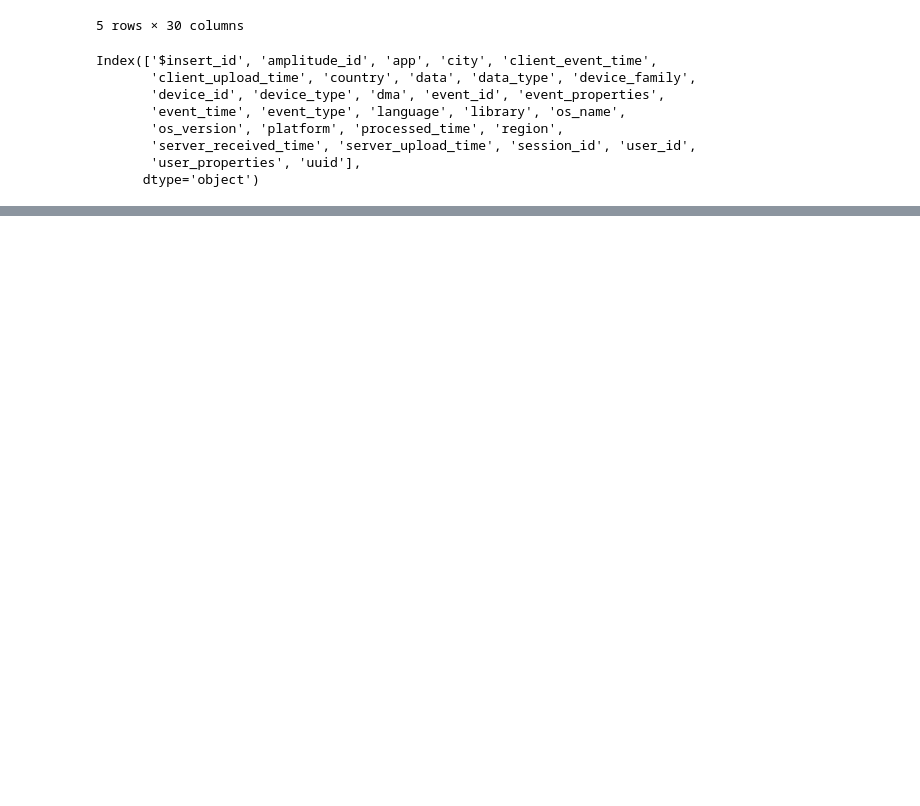
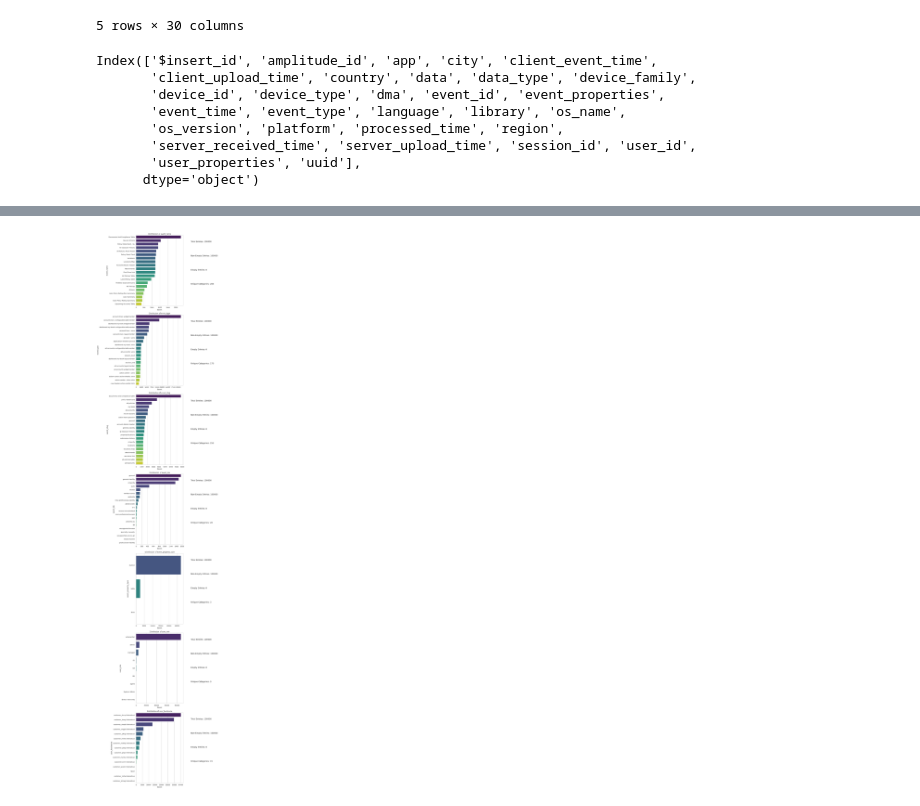
Before and after one commit to adeline-su/cxc2025, a Jupyter notebook: notebooks/julia_eda.ipynb, the cells around one changed output, grey strips where cells are left out. Cells and saved outputs as stored; diff of their text form; code cells hidden in the pictures; blank space fills up the shorter version.

```diff
--- a/notebooks/julia_eda.ipynb
+++ b/notebooks/julia_eda.ipynb
@@ -140,2 +141,45 @@ summary_df
 | user_role | 100000 | 100000 | 0 | 10 |
 | user_hostname | 100000 | 100000 | 0 | 16 |
+# %%
+import matplotlib.pyplot as plt
+import seaborn as sns
+
+# Prepare plots
+fig, axes = plt.subplots(len(categorical_columns), 2, figsize=(14, len(categorical_columns) * 8))
+
+# Loop through each column
+for idx, col in enumerate(categorical_columns):
+    filtered_col = df[df[col] != 'Unknown']
+
+    # Count the number of unique categories and their frequencies
+    category_counts = filtered_col[col].value_counts(dropna=False)
+
+    # Number of unique categories
+    unique_categories = category_counts.index.tolist()
+
+    # Limit to top 20 categories if there are more than 20
+    top_categories = category_counts.head(20)
+
+    # Number of non-empty and empty entries
+    total_entries = len(df[col])
+    non_empty_entries = total_entries - category_counts.isnull().sum()
+    empty_entries = category_counts.isnull().sum()
+
+    # Plot bar chart for the categorical column (top 20 categories)
+    sns.barplot(x=top_categories.values, y=top_categories.index, hue=top_categories.index, ax=axes[idx, 0], palette="viridis")
+    axes[idx, 0].set_title(f"Distribution of {col}")
+    axes[idx, 0].set_xlabel("Count")
+    axes[idx, 0].set_ylabel(col)
+
+    # Plot supporting information as text
+    axes[idx, 1].axis('off')  # Turn off axes for the second plot
+    axes[idx, 1].text(0.1, 0.9, f"Total Entries: {total_entries}", fontsize=14, ha='left')
+    axes[idx, 1].text(0.1, 0.7, f"Non-Empty Entries: {non_empty_entries}", fontsize=14, ha='left')
+    axes[idx, 1].text(0.1, 0.5, f"Empty Entries: {empty_entries}", fontsize=14, ha='left')
+    axes[idx, 1].text(0.1, 0.3, f"Unique Categories: {len(unique_categories)}", fontsize=14, ha='left')
+
+# Show the plot
+plt.tight_layout()
+plt.show()
+# %% [output]
+[figure, added]
```
Also changed, not shown: parts of 3 cells of this notebook.
